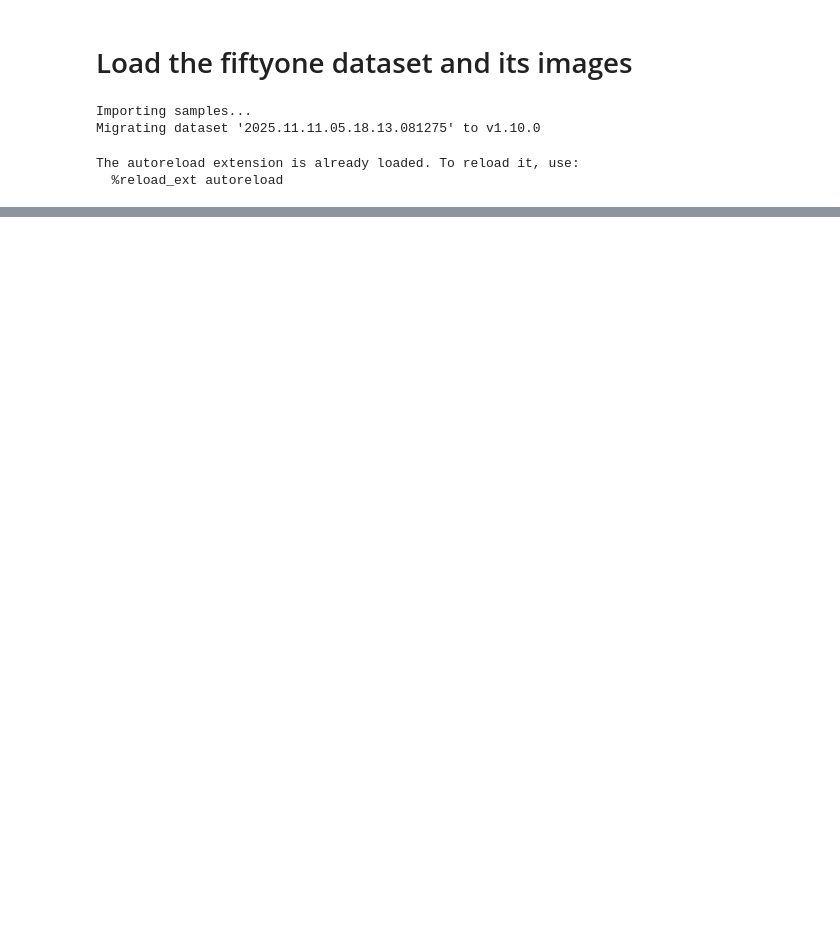
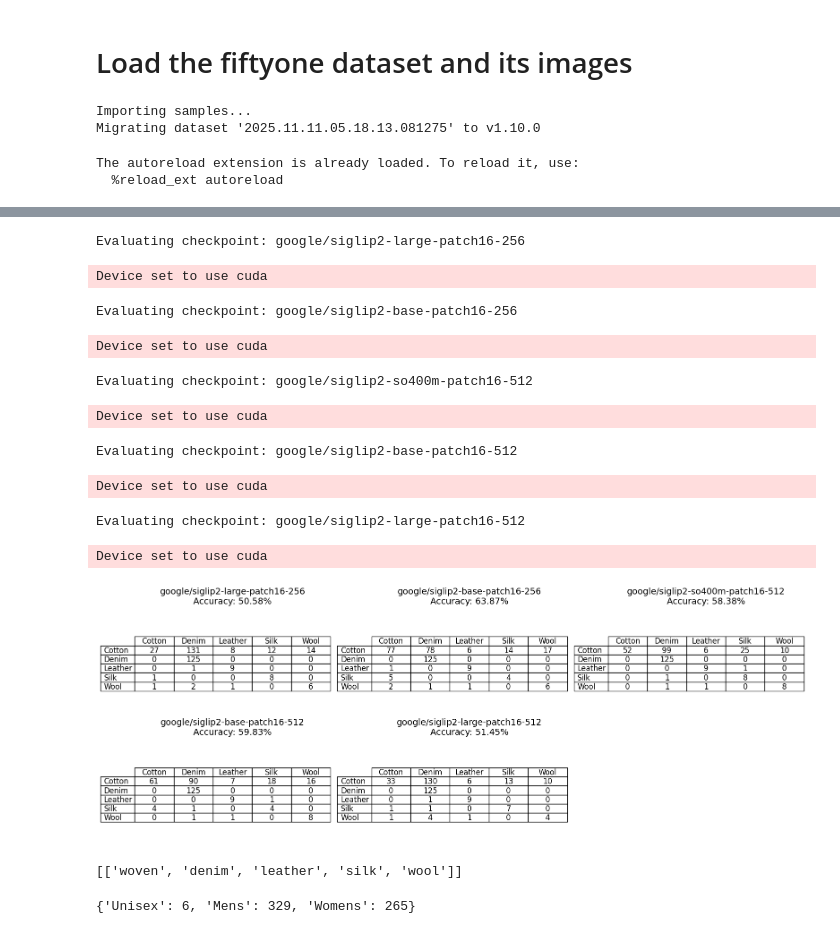
Before and after one commit to jan-reversefashion/AISA-Model-Test, a Jupyter notebook: test_siglip2.ipynb, the cells around one changed output, grey strips where cells are left out. Drawn from its saved outputs; the diff is of its cells as text; code cells hidden in the pictures; blank space fills up the shorter version.

```diff
--- a/test_siglip2.ipynb
+++ b/test_siglip2.ipynb
@@ -153,0 +232,55 @@ Evaluating checkpoint: google/siglip2-large-patch16-256
+# %%
+materials= [
+ 'Cotton',
+ 'Denim',
+ 'Leather',
+ 'Silk',
+ 'Wool']
+ds_temp = ds.match(fo.ViewField("Fabric/Material")[0].is_in(
+    materials
+))
+
+
+
+category = 'Fabric/Material'
+
+translate = {
+    'woven': 'Cotton',
+    'denim': 'Denim',
+    'leather': 'Leather',
+    'silk': 'Silk',
+    'wool': 'Wool',
+}
+candidate_labels_list = [list(translate.keys())]
+
+checkpoints = [
+    "google/siglip2-large-patch16-256",
+    "google/siglip2-base-patch16-256",
+    "google/siglip2-so400m-patch16-512",
+    "google/siglip2-base-patch16-512",
+    "google/siglip2-large-patch16-512"
+]
+
+for candidate_labels in candidate_labels_list:
+    df_all = calc_labels_suggestion(candidate_labels, category, checkpoints)
+    save_df(df_all, translate, checkpoints, candidate_labels)
+# %% [output]
+Evaluating checkpoint: google/siglip2-large-patch16-256
+Device set to use cuda
+Evaluating checkpoint: google/siglip2-base-patch16-256
+Device set to use cuda
+Evaluating checkpoint: google/siglip2-so400m-patch16-512
+Device set to use cuda
+Evaluating checkpoint: google/siglip2-base-patch16-512
+Device set to use cuda
+Evaluating checkpoint: google/siglip2-large-patch16-512
+Device set to use cuda
+[figure, added]
+# %%
+candidate_labels_list
+# %% [output]
+[['woven', 'denim', 'leather', 'silk', 'wool']]
+# %%
+ds.count_values('Category two')
+# %% [output]
+{'Unisex': 6, 'Mens': 329, 'Womens': 265}
```
Also changed, not shown: parts of 11 cells of this notebook, 1 other file.
